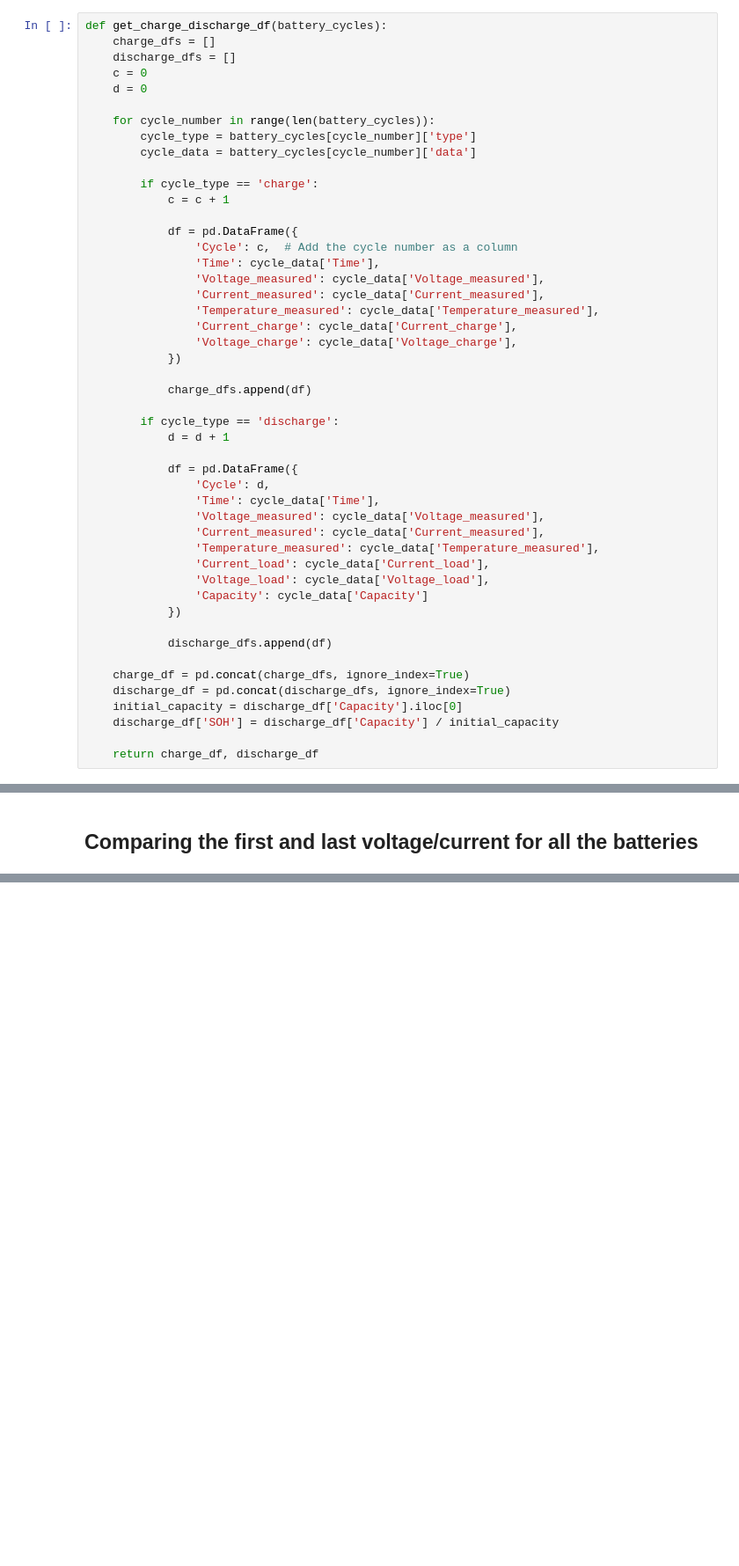
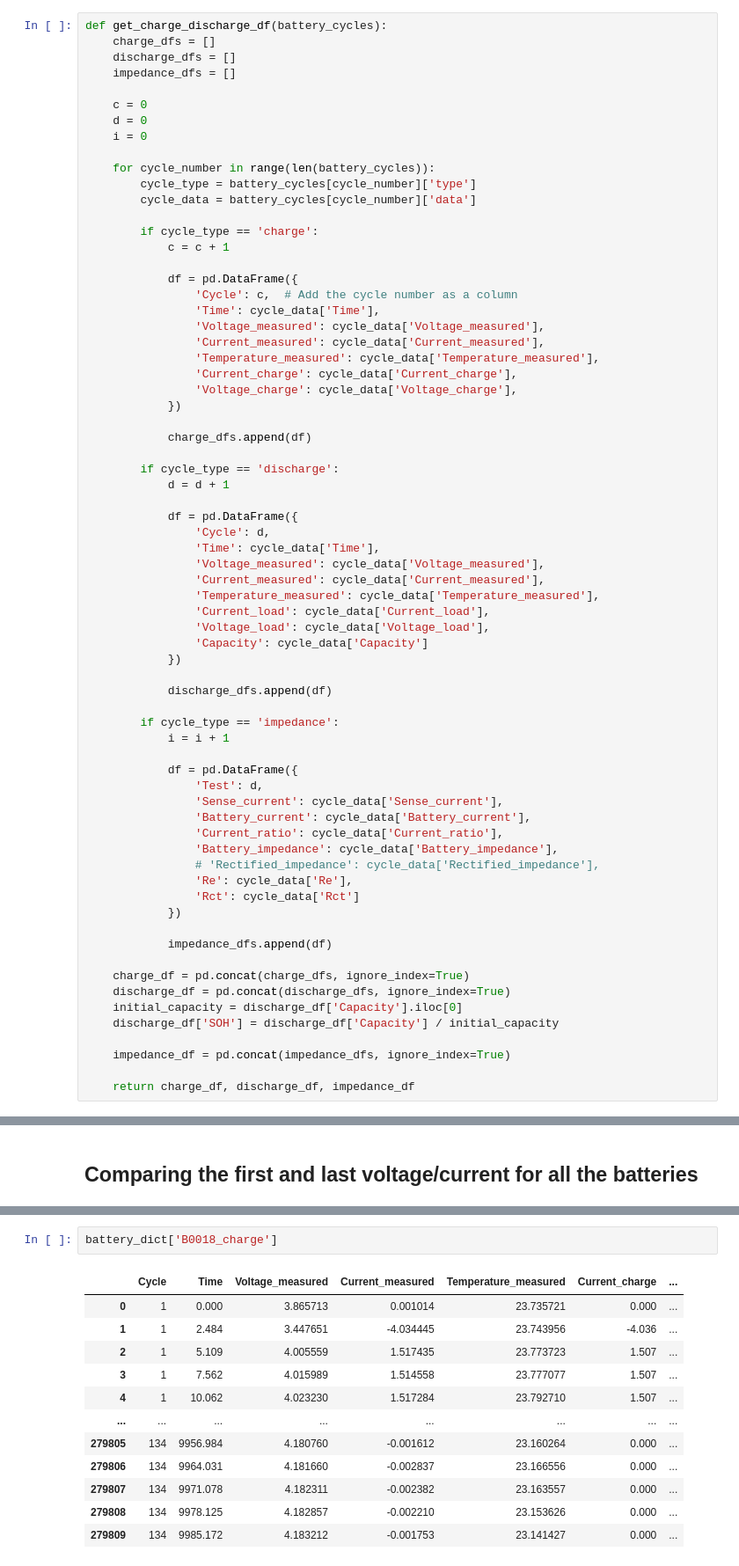
Before and after one commit to RomanShrestha07/CPSC_4830_Group_Project, a Jupyter notebook: Group_Project.ipynb, the cells around one changed output, grey strips where cells are left out. Shown at 88% size. Drawn from its saved outputs; the diff is of its cells as text; blank space fills up the shorter version.

```diff
--- a/Group_Project.ipynb
+++ b/Group_Project.ipynb
@@ -181,8 +181,11 @@ plot_test_data(df_c1, profile='discharge')
 def get_charge_discharge_df(battery_cycles):
     charge_dfs = []
     discharge_dfs = []
+    impedance_dfs = []
+
     c = 0
     d = 0
+    i = 0
 
     for cycle_number in range(len(battery_cycles)):
         cycle_type = battery_cycles[cycle_number]['type']
@@ -219,12 +222,30 @@ def get_charge_discharge_df(battery_cycles):
 
             discharge_dfs.append(df)
 
+        if cycle_type == 'impedance':
+            i = i + 1
+
+            df = pd.DataFrame({
+                'Test': d,
+                'Sense_current': cycle_data['Sense_current'],
+                'Battery_current': cycle_data['Battery_current'],
+                'Current_ratio': cycle_data['Current_ratio'],
+                'Battery_impedance': cycle_data['Battery_impedance'],
+                # 'Rectified_impedance': cycle_data['Rectified_impedance'],
+                'Re': cycle_data['Re'],
+                'Rct': cycle_data['Rct']
+            })
+
+            impedance_dfs.append(df)
+
     charge_df = pd.concat(charge_dfs, ignore_index=True)
     discharge_df = pd.concat(discharge_dfs, ignore_index=True)
     initial_capacity = discharge_df['Capacity'].iloc[0]
     discharge_df['SOH'] = discharge_df['Capacity'] / initial_capacity
 
-    return charge_df, discharge_df
+    impedance_df = pd.concat(impedance_dfs, ignore_index=True)
+
+    return charge_df, discharge_df, impedance_df
 # %%
 battery_list = ['B0005', 'B0006', 'B0007', 'B0018']
 
@@ -529,0 +573,15 @@ get_first_last_voltage_plot('B0005', 'discharge', 'current', (1, 168))
+# %%
+battery_dict['B0018_charge']
+# %% [output]
+|  | Cycle | Time | Voltage_measured | Current_measured | Temperature_measured | Current_charge | ... |
+| 0 | 1 | 0.000 | 3.865713 | 0.001014 | 23.735721 | 0.000 | ... |
+| 1 | 1 | 2.484 | 3.447651 | -4.034445 | 23.743956 | -4.036 | ... |
+| 2 | 1 | 5.109 | 4.005559 | 1.517435 | 23.773723 | 1.507 | ... |
+| 3 | 1 | 7.562 | 4.015989 | 1.514558 | 23.777077 | 1.507 | ... |
+| 4 | 1 | 10.062 | 4.023230 | 1.517284 | 23.792710 | 1.507 | ... |
+| ... | ... | ... | ... | ... | ... | ... | ... |
+| 279805 | 134 | 9956.984 | 4.180760 | -0.001612 | 23.160264 | 0.000 | ... |
+| 279806 | 134 | 9964.031 | 4.181660 | -0.002837 | 23.166556 | 0.000 | ... |
+| 279807 | 134 | 9971.078 | 4.182311 | -0.002382 | 23.163557 | 0.000 | ... |
+| 279808 | 134 | 9978.125 | 4.182857 | -0.002210 | 23.153626 | 0.000 | ... |
+| 279809 | 134 | 9985.172 | 4.183212 | -0.001753 | 23.141427 | 0.000 | ... |
```
Also changed, not shown: parts of 10 cells of this notebook.
